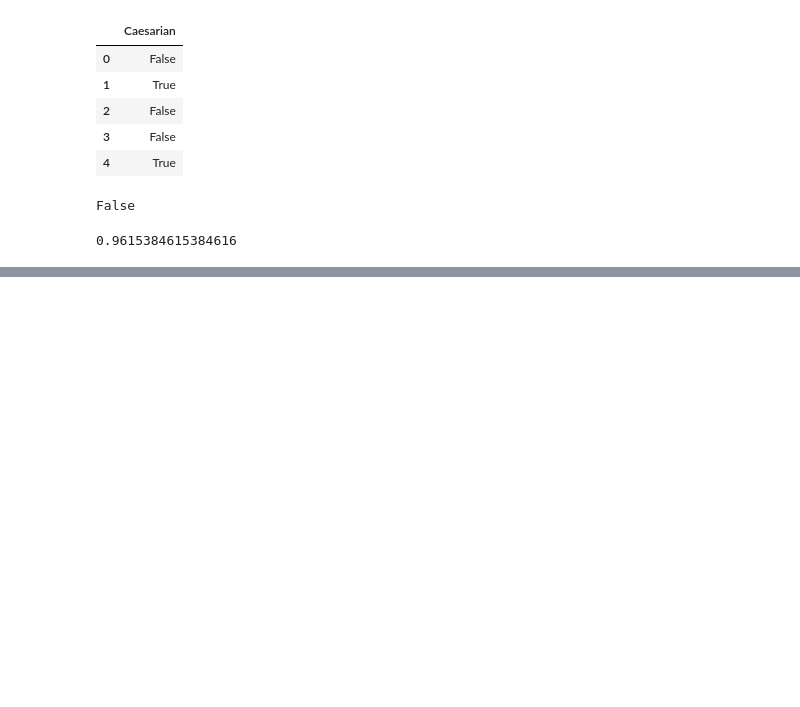
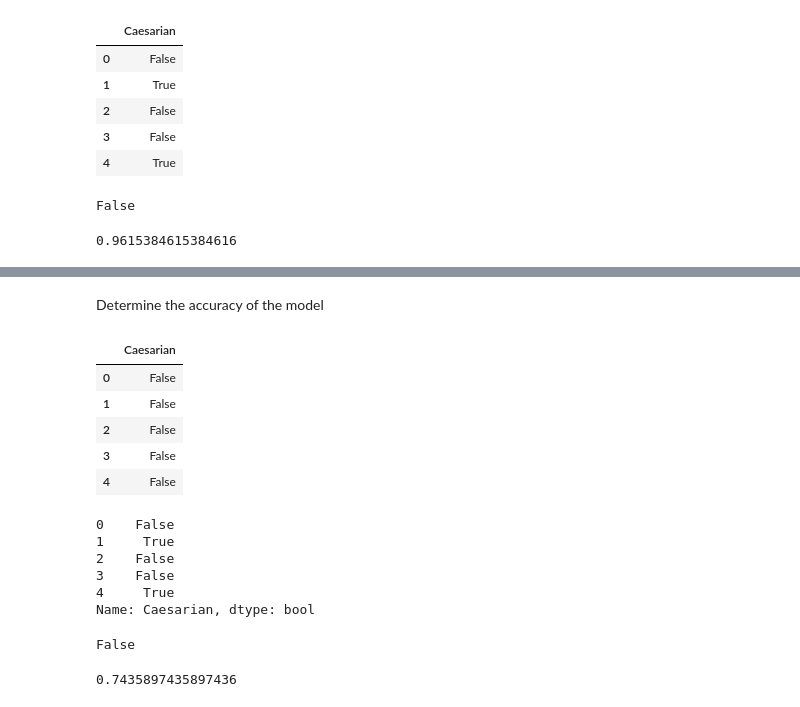
Before and after one commit to Eldemelo/Classes, a Jupyter notebook: CSC310/Homework/Week_2/homework_5.ipynb, the cells around one changed output, grey strips where cells are left out. Cells and saved outputs as stored; diff of their text form; code cells hidden in the pictures; blank space fills up the shorter version.

```diff
--- a/CSC310/Homework/Week_2/homework_5.ipynb
+++ b/CSC310/Homework/Week_2/homework_5.ipynb
@@ -183,0 +236,33 @@ This seems to be a simple decision
+# %% [markdown]
+Determine the accuracy of the model
+# %%
+predict_sd_array = sdtree.predict(features_sd)
+predicted_sd_labels = pd.DataFrame(predict_sd_array)
+predicted_sd_labels.columns = ['Caesarian']
+predicted_sd_labels.head()
+# %% [output]
+|  | Caesarian |
+| 0 | False |
+| 1 | False |
+| 2 | False |
+| 3 | False |
+| 4 | False |
+# %%
+target_sd.head()
+# %% [output]
+0    False
+1     True
+2    False
+3    False
+4     True
+Name: Caesarian, dtype: bool
+# %%
+predicted_sd_labels.equals(target_sd)
+# %% [output]
+False
+# %%
+from sklearn.metrics import accuracy_score
+accuracy = accuracy_score(target_sd, predicted_sd_labels)
+accuracy
+# %% [output]
+0.7435897435897436
```
Also changed, not shown: parts of 4 cells of this notebook.
